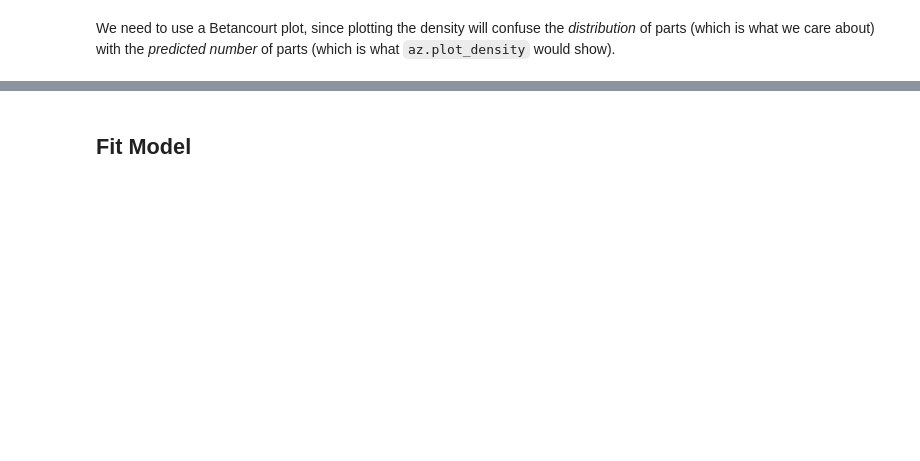
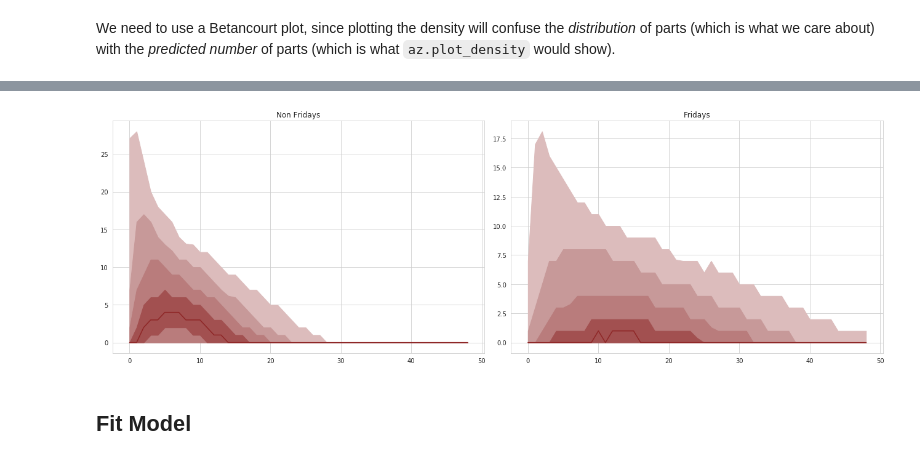
Before and after one commit to eigenfoo/parts, a Jupyter notebook: src/02-model-initial.ipynb, the cells around one changed output, grey strips where cells are left out. Drawn from its saved outputs; the diff is of its cells as text; code cells hidden in the pictures; blank space fills up the shorter version.

Commit message:
BLD: added percentile plot

```diff
--- a/src/02-model-initial.ipynb
+++ b/src/02-model-initial.ipynb
@@ -6,6 +6,7 @@ import numpy as np
 import pandas as pd
 import matplotlib.pyplot as plt
 import seaborn as sns
+sns.set_style("whitegrid")
 import arviz as az
 
 from cmdstanpy import cmdstan_path, CmdStanModel
@@ -102,2 +90,13 @@ prior_pred_non_friday_parts
+# %%
+bins = np.arange(50)
+non_friday_hist = np.vstack([np.histogram(row, bins=bins)[0] for row in prior_pred_non_friday_parts.values])
+friday_hist = np.vstack([np.histogram(row, bins=bins)[0] for row in prior_pred_friday_parts.values])
+# %%
+fig, axarr = plt.subplots(nrows=1, ncols=2, figsize=[18, 6])
+plot_percentiles(non_friday_hist, title="Non Fridays", ax=axarr[0])
+plot_percentiles(friday_hist, title="Fridays", ax=axarr[1])
+plt.tight_layout()
+# %% [output]
+[figure, added]
 # %% [markdown]
 ## Fit Model
```
Also changed, not shown: parts of 3 cells of this notebook, 2 other files.
